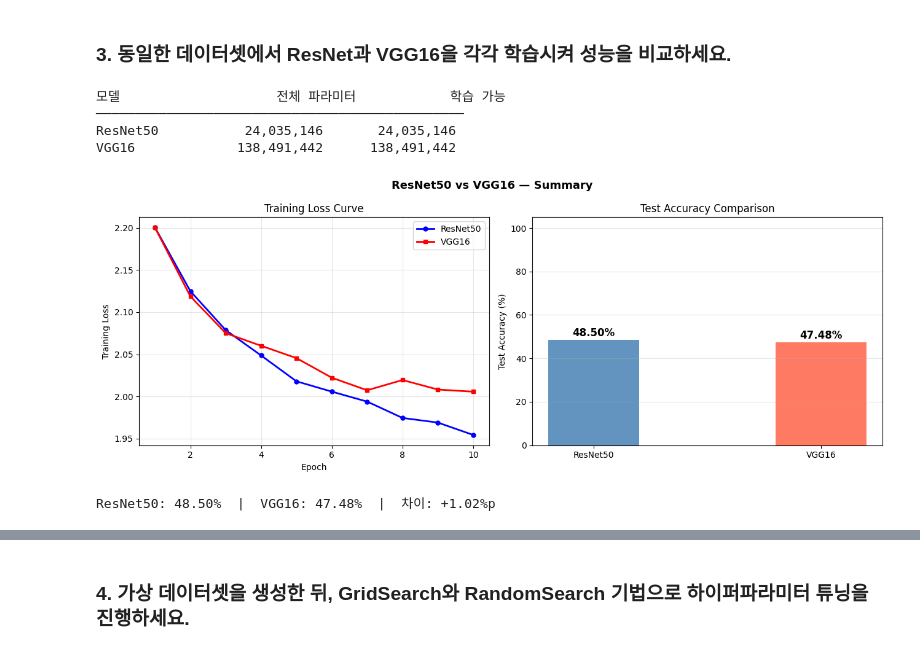
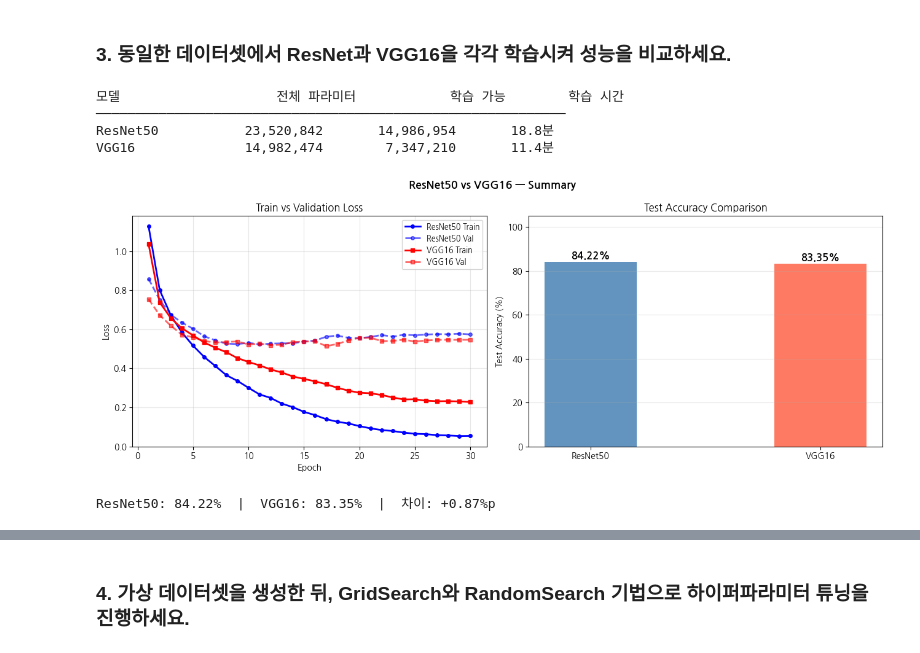
Before and after one commit to 100-hours-a-week/KTB4-Kaia-AI, a Jupyter notebook: weekly-challenge/week-05/weekly_challenge.ipynb, the cells around one changed output, grey strips where cells are left out. Saved outputs shown, nothing was run; the diff lists cells and outputs as text; code cells hidden in the pictures.

```diff
--- a/weekly-challenge/week-05/weekly_challenge.ipynb
+++ b/weekly-challenge/week-05/weekly_challenge.ipynb
@@ -166,6 +255,7 @@ class_total_resnet   = [0] * 10
 
 with torch.no_grad():
     for inputs, labels in test_loader:
+        inputs, labels = inputs.to(device), labels.to(device)
         outputs = resnet_model(inputs)
         _, predicted = torch.max(outputs, 1)
         total += labels.size(0)
@@ -222,4 +316,8 @@ VGG(
     (6): Linear(in_features=4096, out_features=1000, bias=True)
   )
 )
+# %%
+import os
+
+device = torch.device('cuda' if torch.cuda.is_available() else 'cpu')
 # %%
@@ -246,5 +354,10 @@ class CustomVGG16(nn.Module):
 vgg_model = CustomVGG16(num_classes=10)
 # %%
 criterion = nn.CrossEntropyLoss()
-optimizer = optim.Adam(vgg_model.parameters(), lr=0.0001)
+optimizer = optim.AdamW(
+    filter(lambda p: p.requires_grad, vgg_model.parameters()),
+    lr=1e-4,
+    weight_decay=1e-4,
+)
+scheduler = optim.lr_scheduler.CosineAnnealingLR(optimizer, T_max=30)
 # %%
@@ -284,6 +472,7 @@ class_total_vgg   = [0] * 10
 
 with torch.no_grad():
     for inputs, labels in test_loader:
+        inputs, labels = inputs.to(device), labels.to(device)
         outputs = vgg_model(inputs)
         _, predicted = torch.max(outputs, 1)
         total += labels.size(0)
@@ -317,7 +506,6 @@ VGG16 Test Accuracy: 47.48%
 # %% [markdown]
 ### 3. 동일한 데이터셋에서 ResNet과 VGG16을 각각 학습시켜 성능을 비교하세요.
 # %%
-# 파라미터 수 비교
 def count_params(model):
     total     = sum(p.numel() for p in model.parameters())
     trainable = sum(p.numel() for p in model.parameters() if p.requires_grad)
@@ -326,54 +514,48 @@ def count_params(model):
 r_total, r_train = count_params(resnet_model)
 v_total, v_train = count_params(vgg_model)
 
-print(f"{'모델':<12} {'전체 파라미터':>16} {'학습 가능':>16}")
-print("─" * 47)
-print(f"{'ResNet50':<12} {r_total:>16,} {r_train:>16,}")
-print(f"{'VGG16':<12} {v_total:>16,} {v_train:>16,}")
+print(f"{'모델':<12} {'전체 파라미터':>16} {'학습 가능':>16} {'학습 시간':>12}")
+print("─" * 60)
+print(f"{'ResNet50':<12} {r_total:>16,} {r_train:>16,} {resnet_elapsed/60:>10.1f}분")
+print(f"{'VGG16':<12} {v_total:>16,} {v_train:>16,} {vgg_elapsed/60:>10.1f}분")
 # %% [output]
-모델                    전체 파라미터            학습 가능
-───────────────────────────────────────────────
-ResNet50           24,035,146       24,035,146
-VGG16             138,491,442      138,491,442
+모델                    전체 파라미터            학습 가능        학습 시간
+────────────────────────────────────────────────────────────
+ResNet50           23,520,842       14,986,954       18.8분
+VGG16              14,982,474        7,347,210       11.4분
 # %%
-# 학습 Loss 곡선 + 전체 정확도 비교
 fig, axes = plt.subplots(1, 2, figsize=(13, 5))
 
-# 좌: Loss 곡선
+# ── 좌: Train(실선) vs Val(점선) Loss — 두 모델 ──
 ax1 = axes[0]
-if resnet_losses:
-    ax1.plot(range(1, len(resnet_losses) + 1), resnet_losses,
-             'b-o', label='ResNet50', markersize=5, linewidth=2)
-if vgg_losses:
-    ax1.plot(range(1, len(vgg_losses) + 1), vgg_losses,
-             'r-s', label='VGG16', markersize=5, linewidth=2)
-ax1.set_xlabel('Epoch')
-ax1.set_ylabel('Training Loss')
-ax1.set_title('Training Loss Curve')
-ax1.legend()
-ax1.grid(True, alpha=0.3)
+ep_r = range(1, len(resnet_losses) + 1)
+ep_v = range(1, len(vgg_losses) + 1)
+ax1.plot(ep_r, resnet_losses,     'b-o',  label='ResNet50 Train', markersize=4, linewidth=2)
+ax1.plot(ep_r, resnet_val_losses, 'b--o', label='ResNet50 Val',   markersize=4, linewidth=2, alpha=0.6)
+ax1.plot(ep_v, vgg_losses,        'r-s',  label='VGG16 Train',     markersize=4, linewidth=2)
+ax1.plot(ep_v, vgg_val_losses,    'r--s', label='VGG16 Val',       markersize=4, linewidth=2, alpha=0.6)
+ax1.set_xlabel('Epoch'); ax1.set_ylabel('Loss')
+ax1.set_title('Train vs Validation Loss')
+ax1.legend(fontsize=9); ax1.grid(True, alpha=0.3)
 
-# 우: 정확도 막대 차트
+# ── 우: Test Accuracy ──
 ax2 = axes[1]
 accs = [resnet_accuracy * 100, vgg_accuracy * 100]
-bars = ax2.bar(['ResNet50', 'VGG16'], accs,
-               color=['steelblue', 'tomato'], width=0.4, alpha=0.85)
+bars = ax2.bar(['ResNet50', 'VGG16'], accs, color=['steelblue', 'tomato'], width=0.4, alpha=0.85)
 for bar, acc in zip(bars, accs):
-    ax2.text(bar.get_x() + bar.get_width() / 2, bar.get_height() + 0.5,
+    ax2.text(bar.get_x() + bar.get_width()/2, bar.get_height() + 0.5,
              f'{acc:.2f}%', ha='center', va='bottom', fontsize=12, fontweight='bold')
-ax2.set_ylim(0, 105)
-ax2.set_ylabel('Test Accuracy (%)')
+ax2.set_ylim(0, 105); ax2.set_ylabel('Test Accuracy (%)')
 ax2.set_title('Test Accuracy Comparison')
 ax2.grid(True, alpha=0.3, axis='y')
 
 plt.suptitle('ResNet50 vs VGG16 — Summary', fontsize=13, fontweight='bold')
-plt.tight_layout()
-plt.show()
+plt.tight_layout(); plt.show()
 
 print(f"\nResNet50: {resnet_accuracy*100:.2f}%  |  VGG16: {vgg_accuracy*100:.2f}%  |  차이: {(resnet_accuracy-vgg_accuracy)*100:+.2f}%p")
 # %% [output]
-[figure, old version]
+[figure, new version]
-ResNet50: 48.50%  |  VGG16: 47.48%  |  차이: +1.02%p
+ResNet50: 84.22%  |  VGG16: 83.35%  |  차이: +0.87%p
 # %%
 # 클래스별 정확도 비교
 classes = ['airplane','automobile','bird','cat','deer','dog','frog','horse','ship','truck']
```
Also changed, not shown: parts of 23 cells of this notebook.
